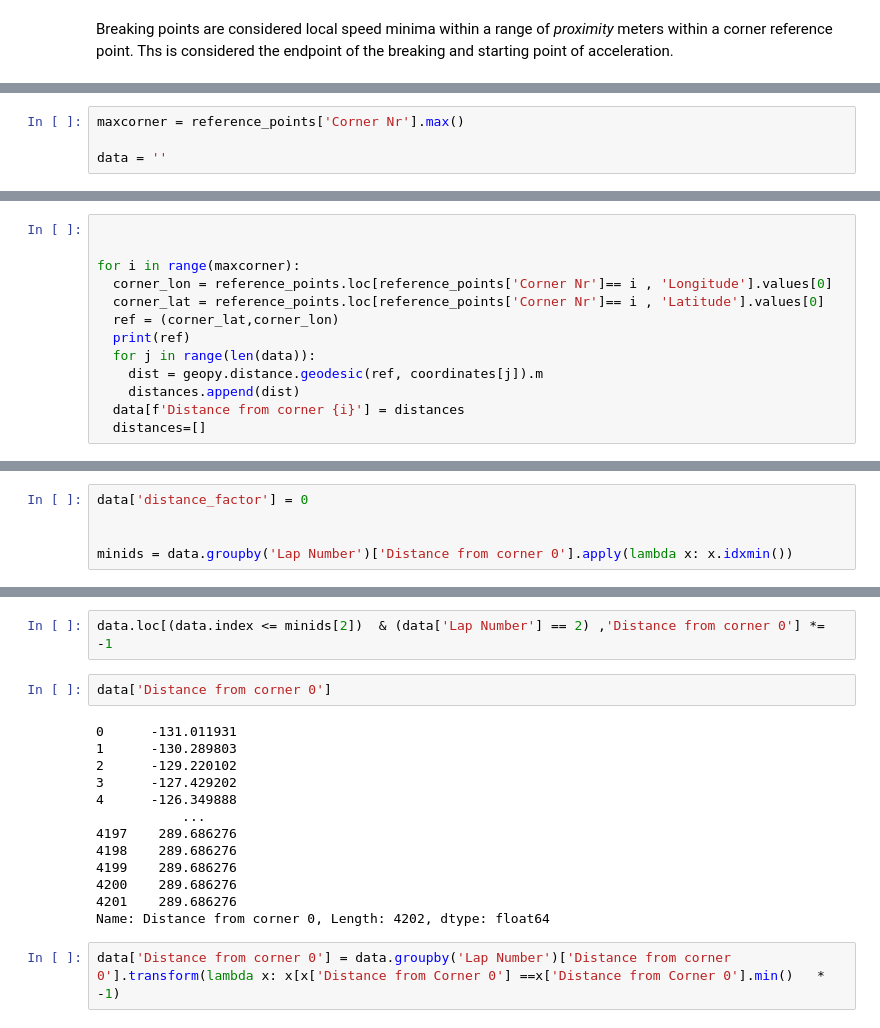
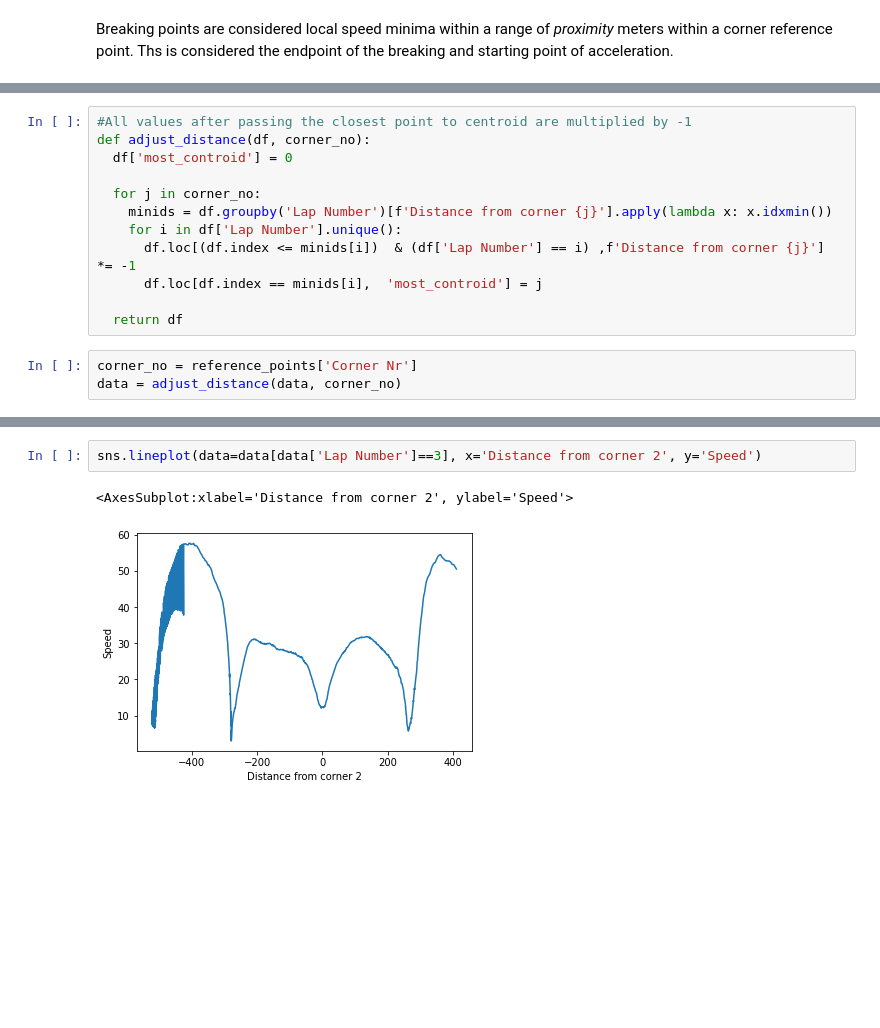
Before and after one commit to pyagoubi/Motorcycle-data, a Jupyter notebook: Motorcycle.ipynb, the cells around one changed output, grey strips where cells are left out. Saved outputs shown, nothing was run; the diff lists cells and outputs as text; blank space fills up the shorter version.

```diff
--- a/Motorcycle.ipynb
+++ b/Motorcycle.ipynb
@@ -163,4 +165,15 @@ def distances(df, maxcorner):
+# %%
+#All values after passing the closest point to centroid are multiplied by -1
+def adjust_distance(df, corner_no):
+  df['most_controid'] = 0
+
+  for j in corner_no:
+    minids = df.groupby('Lap Number')[f'Distance from corner {j}'].apply(lambda x: x.idxmin())
+    for i in df['Lap Number'].unique():
+      df.loc[(df.index <= minids[i])  & (df['Lap Number'] == i) ,f'Distance from corner {j}'] *= -1
+      df.loc[df.index == minids[i],  'most_controid'] = j
+
+  return df
 # %%
-maxcorner = reference_points['Corner Nr'].max()
-
-data = ''
+corner_no = reference_points['Corner Nr']
+data = adjust_distance(data, corner_no)
@@ -174,13 +179,0 @@ reference_points.loc[reference_points['Corner Nr']== 0 , 'Longitude'].values[0]
-# %%
-
-
-for i in range(maxcorner):
-  corner_lon = reference_points.loc[reference_points['Corner Nr']== i , 'Longitude'].values[0]
-  corner_lat = reference_points.loc[reference_points['Corner Nr']== i , 'Latitude'].values[0]
-  ref = (corner_lat,corner_lon)
-  print(ref)
-  for j in range(len(data)):
-    dist = geopy.distance.geodesic(ref, coordinates[j]).m
-    distances.append(dist)
-  data[f'Distance from corner {i}'] = distances
-  distances=[]
@@ -191,5 +179,0 @@ for i in range(maxcorner):
-# %%
-data['distance_factor'] = 0
-
-
-minids = data.groupby('Lap Number')['Distance from corner 0'].apply(lambda x: x.idxmin())
@@ -202,19 +216,5 @@ del data['tmpindex']
 # %%
-data.loc[(data.index <= minids[2])  & (data['Lap Number'] == 2) ,'Distance from corner 0'] *= -1
+sns.lineplot(data=data[data['Lap Number']==3], x='Distance from corner 2', y='Speed')
+# %% [output]
+<AxesSubplot:xlabel='Distance from corner 2', ylabel='Speed'>
+[figure, added]
-# %%
-data['Distance from corner 0']
-# %% [output]
-0      -131.011931
-1      -130.289803
-2      -129.220102
-3      -127.429202
-4      -126.349888
-           ...
-4197    289.686276
-4198    289.686276
-4199    289.686276
-4200    289.686276
-4201    289.686276
-Name: Distance from corner 0, Length: 4202, dtype: float64
-# %%
-data['Distance from corner 0'] = data.groupby('Lap Number')['Distance from corner 0'].transform(lambda x: x[x['Distance from Corner 0'] ==x['Distance from Corner 0'].min()   * -1)
```
Also changed, not shown: parts of 28 cells of this notebook.
